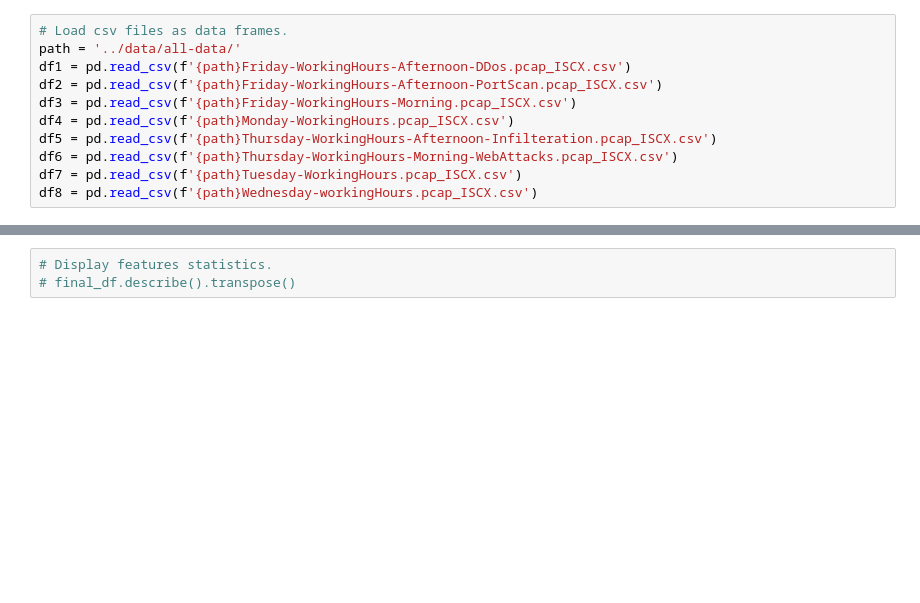
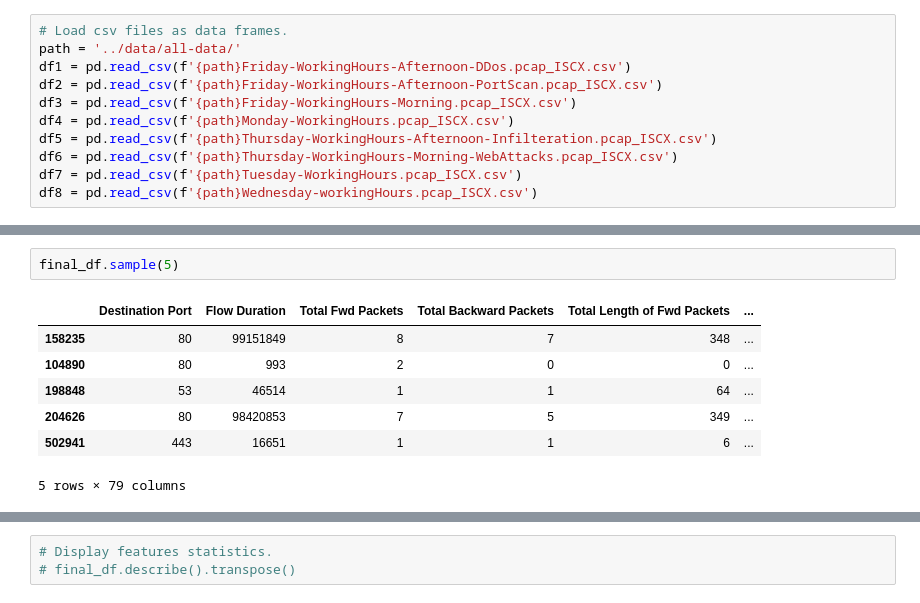
Before and after one commit to aeprogress/networ-intrusion-detection-with-machine-learning, a Jupyter notebook: src/preprocess_eda.ipynb, the cells around one changed output, grey strips where cells are left out. Saved outputs shown, nothing was run; the diff lists cells and outputs as text; blank space fills up the shorter version.

```diff
--- a/src/preprocess_eda.ipynb
+++ b/src/preprocess_eda.ipynb
@@ -70,0 +85,10 @@ Data frame shape before updates...
+# %%
+final_df.sample(5)
+# %% [output]
+|  | Destination Port | Flow Duration | Total Fwd Packets | Total Backward Packets | Total Length of Fwd Packets | ... |
+| 158235 | 80 | 99151849 | 8 | 7 | 348 | ... |
+| 104890 | 80 | 993 | 2 | 0 | 0 | ... |
+| 198848 | 53 | 46514 | 1 | 1 | 64 | ... |
+| 204626 | 80 | 98420853 | 7 | 5 | 349 | ... |
+| 502941 | 443 | 16651 | 1 | 1 | 6 | ... |
+5 rows × 79 columns
```
Also changed, not shown: parts of 35 cells of this notebook, 1 other file.
